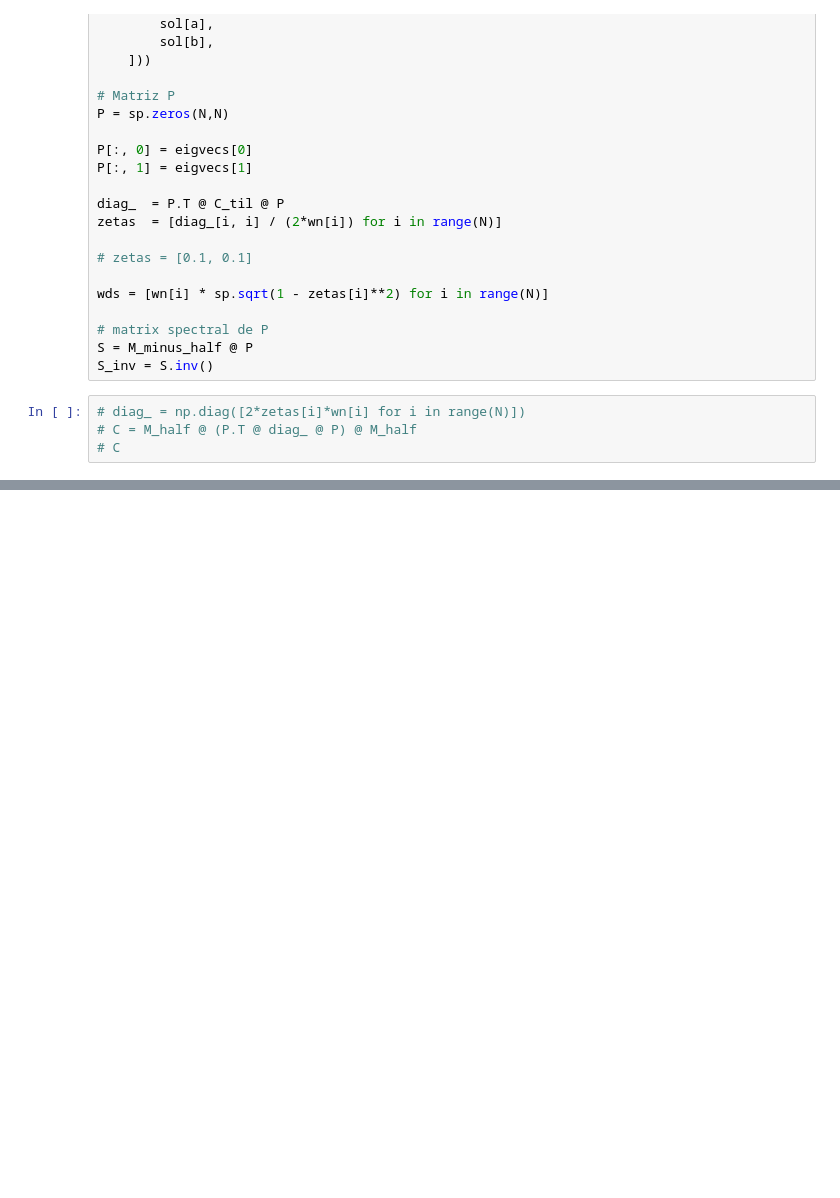
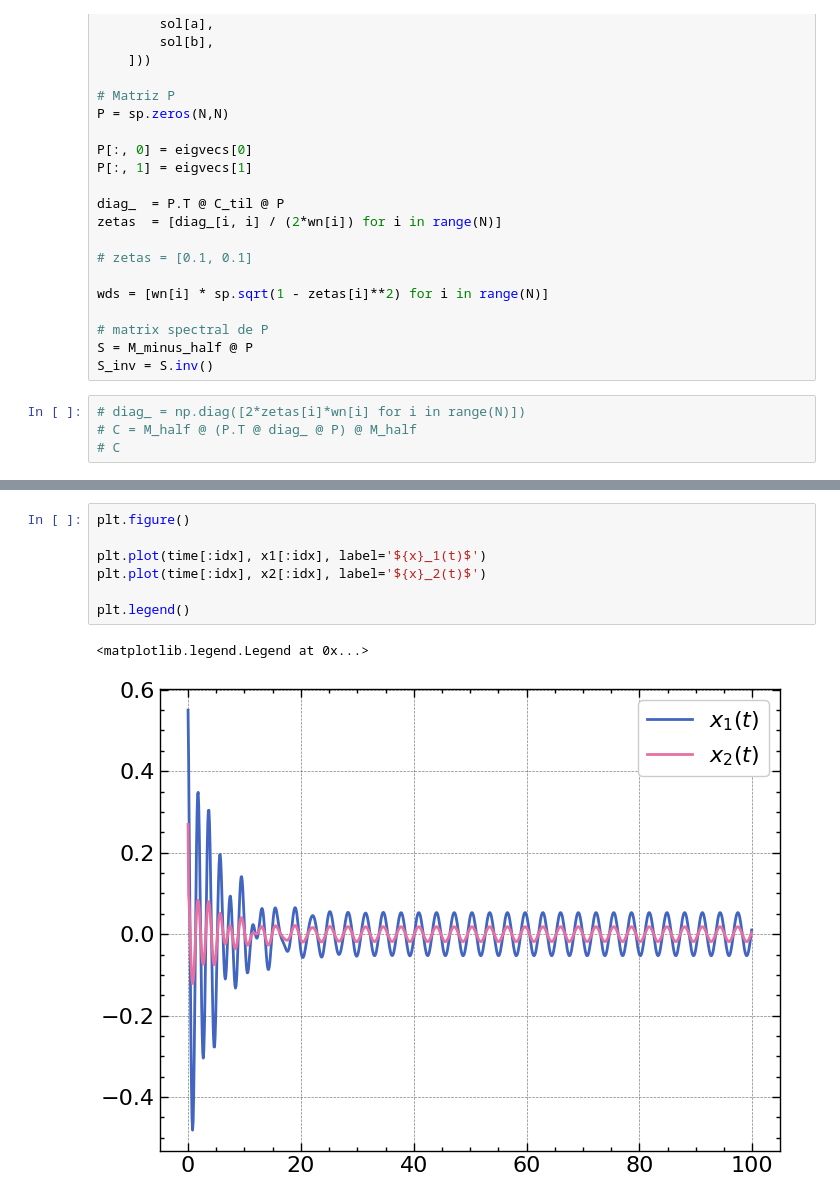
Before and after one commit to miguellrodrigues/dinamica_veicular, a Jupyter notebook: analise_modal.ipynb, the cells around one changed output, grey strips where cells are left out. Saved outputs shown, nothing was run; the diff lists cells and outputs as text; blank space fills up the shorter version.

```diff
--- a/analise_modal.ipynb
+++ b/analise_modal.ipynb
@@ -256,3 +257,13 @@ Text(0, 0.5, '${x}_2(t)$')
+# %%
+plt.figure()
+
+plt.plot(time[:idx], x1[:idx], label='${x}_1(t)$')
+plt.plot(time[:idx], x2[:idx], label='${x}_2(t)$')
+
+plt.legend()
+# %% [output]
+<matplotlib.legend.Legend at 0x...>
+[figure, added]
 # %%
 def fft(signal, sampling_time):
     fft = np.fft.fft(signal)
```
Also changed, not shown: parts of 10 cells of this notebook, 3 other files.
